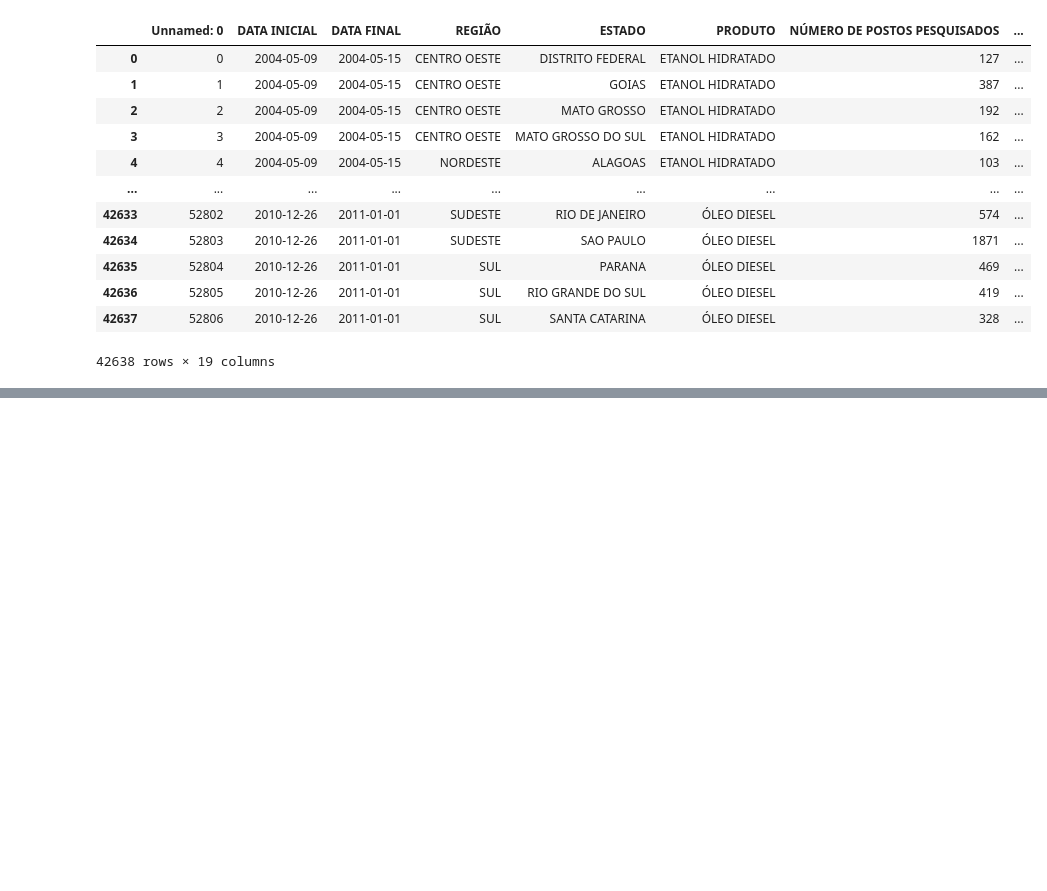
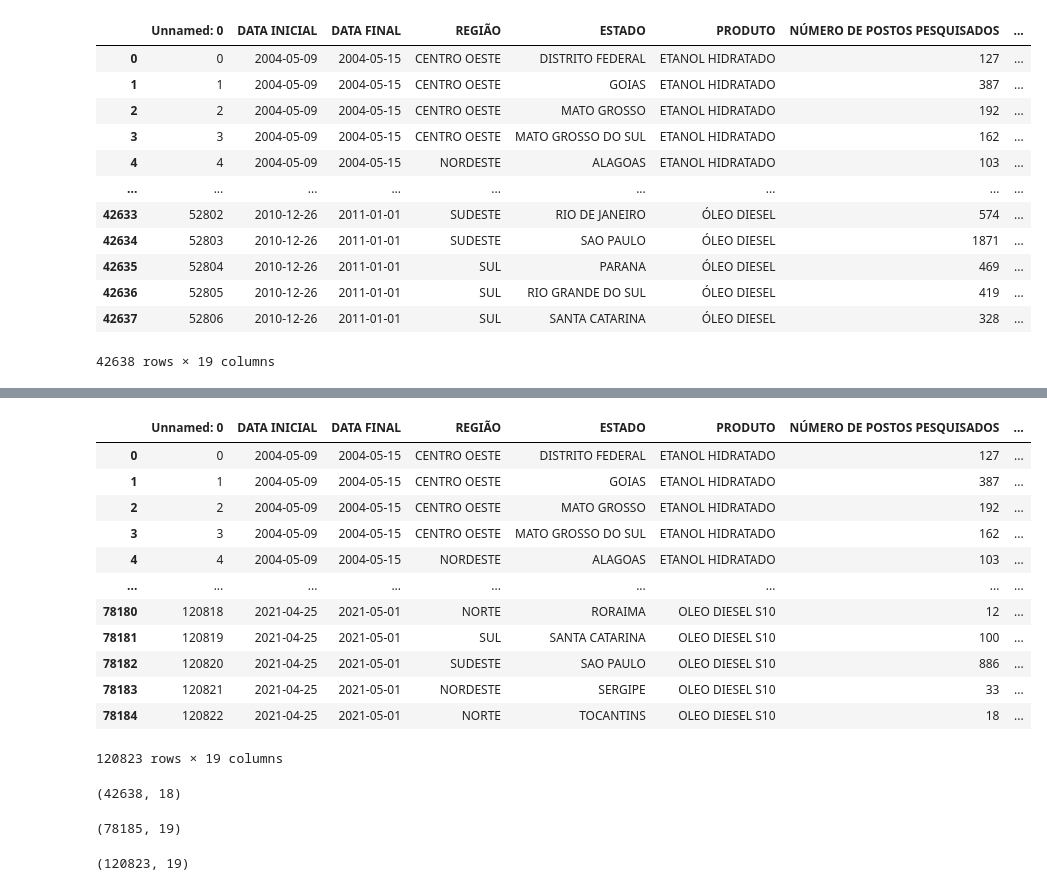
Before and after one commit to ludiemert/Analyzing_Data_Pandas_SQL, a Jupyter notebook: 4_Projectos/1_Prices_Gas/1_Price_Gas.ipynb, the cells around one changed output, grey strips where cells are left out. Cells and saved outputs as stored; diff of their text form; code cells hidden in the pictures; blank space fills up the shorter version.

```diff
--- a/4_Projectos/1_Prices_Gas/1_Price_Gas.ipynb
+++ b/4_Projectos/1_Prices_Gas/1_Price_Gas.ipynb
@@ -9,7 +9,7 @@ import pandas as pd
 # %% [markdown]
 ### 1. Carregue os conjuntos de dados "gasolina_2000+.csv" e "gasolina_2010+.csv" em dois DataFrames diferentes e combine-os em um único DataFrame.
 # %%
-gas_2000 = pd.read_csv("gasolina_2000.csv")
-gas_2010 = pd.read_csv("gasolina_2010.csv", low_memory=False) # É um parâmetro de otimização usado pelo pandas ao ler arquivos CSV grandes.
+df_gas_2000 = pd.read_csv("gasolina_2000.csv")
+df_gas_2010 = pd.read_csv("gasolina_2010.csv", low_memory=False) # É um parâmetro de otimização usado pelo pandas ao ler arquivos CSV grandes.
 # low_memory=True	Mais leve para a memória, mas pode confundir os tipos (padrão)
 # %%
@@ -53,0 +89,33 @@ print(gasolina.head())
+# %%
+# 2. Combinar os dois DataFrames em um só, juntas ambos df
+df_gas = pd.concat([gas_2000, gas_2010])
+# %%
+# ver a juncao dos 2 DF
+df_gas
+# %% [output]
+|  | Unnamed: 0 | DATA INICIAL | DATA FINAL | REGIÃO | ESTADO | PRODUTO | NÚMERO DE POSTOS PESQUISADOS | ... |
+| 0 | 0 | 2004-05-09 | 2004-05-15 | CENTRO OESTE | DISTRITO FEDERAL | ETANOL HIDRATADO | 127 | ... |
+| 1 | 1 | 2004-05-09 | 2004-05-15 | CENTRO OESTE | GOIAS | ETANOL HIDRATADO | 387 | ... |
+| 2 | 2 | 2004-05-09 | 2004-05-15 | CENTRO OESTE | MATO GROSSO | ETANOL HIDRATADO | 192 | ... |
+| 3 | 3 | 2004-05-09 | 2004-05-15 | CENTRO OESTE | MATO GROSSO DO SUL | ETANOL HIDRATADO | 162 | ... |
+| 4 | 4 | 2004-05-09 | 2004-05-15 | NORDESTE | ALAGOAS | ETANOL HIDRATADO | 103 | ... |
+| ... | ... | ... | ... | ... | ... | ... | ... | ... |
+| 78180 | 120818 | 2021-04-25 | 2021-05-01 | NORTE | RORAIMA | OLEO DIESEL S10 | 12 | ... |
+| 78181 | 120819 | 2021-04-25 | 2021-05-01 | SUL | SANTA CATARINA | OLEO DIESEL S10 | 100 | ... |
+| 78182 | 120820 | 2021-04-25 | 2021-05-01 | SUDESTE | SAO PAULO | OLEO DIESEL S10 | 886 | ... |
+| 78183 | 120821 | 2021-04-25 | 2021-05-01 | NORDESTE | SERGIPE | OLEO DIESEL S10 | 33 | ... |
+| 78184 | 120822 | 2021-04-25 | 2021-05-01 | NORTE | TOCANTINS | OLEO DIESEL S10 | 18 | ... |
+120823 rows × 19 columns
+# %%
+# ver qtas linhas tem cada DF
+df_gas_2000.shape
+# %% [output]
+(42638, 18)
+# %%
+df_gas_2010.shape
+# %% [output]
+(78185, 19)
+# %%
+df_gas.shape
+# %% [output]
+(120823, 19)
```
Also changed, not shown: parts of 10 cells of this notebook, 5 other files.
